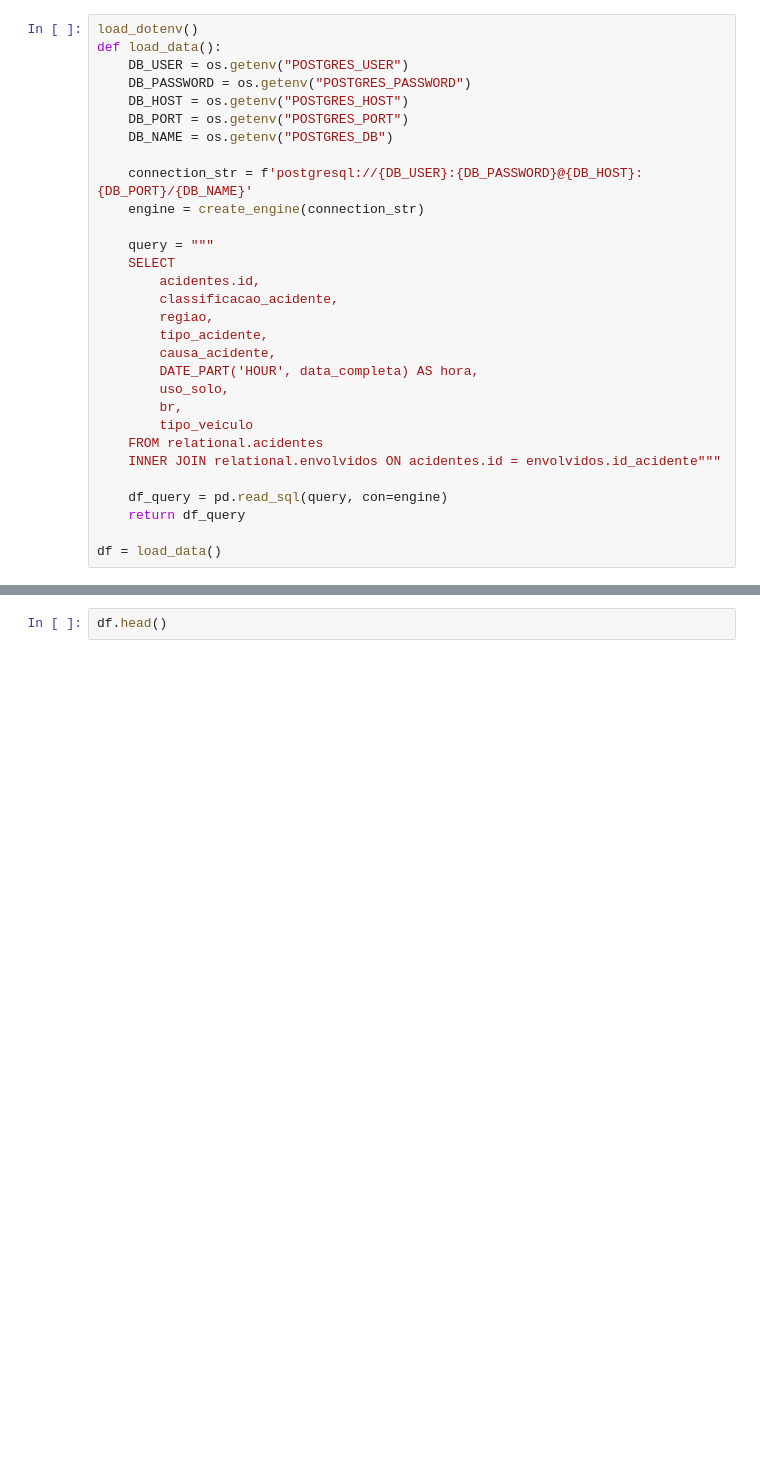
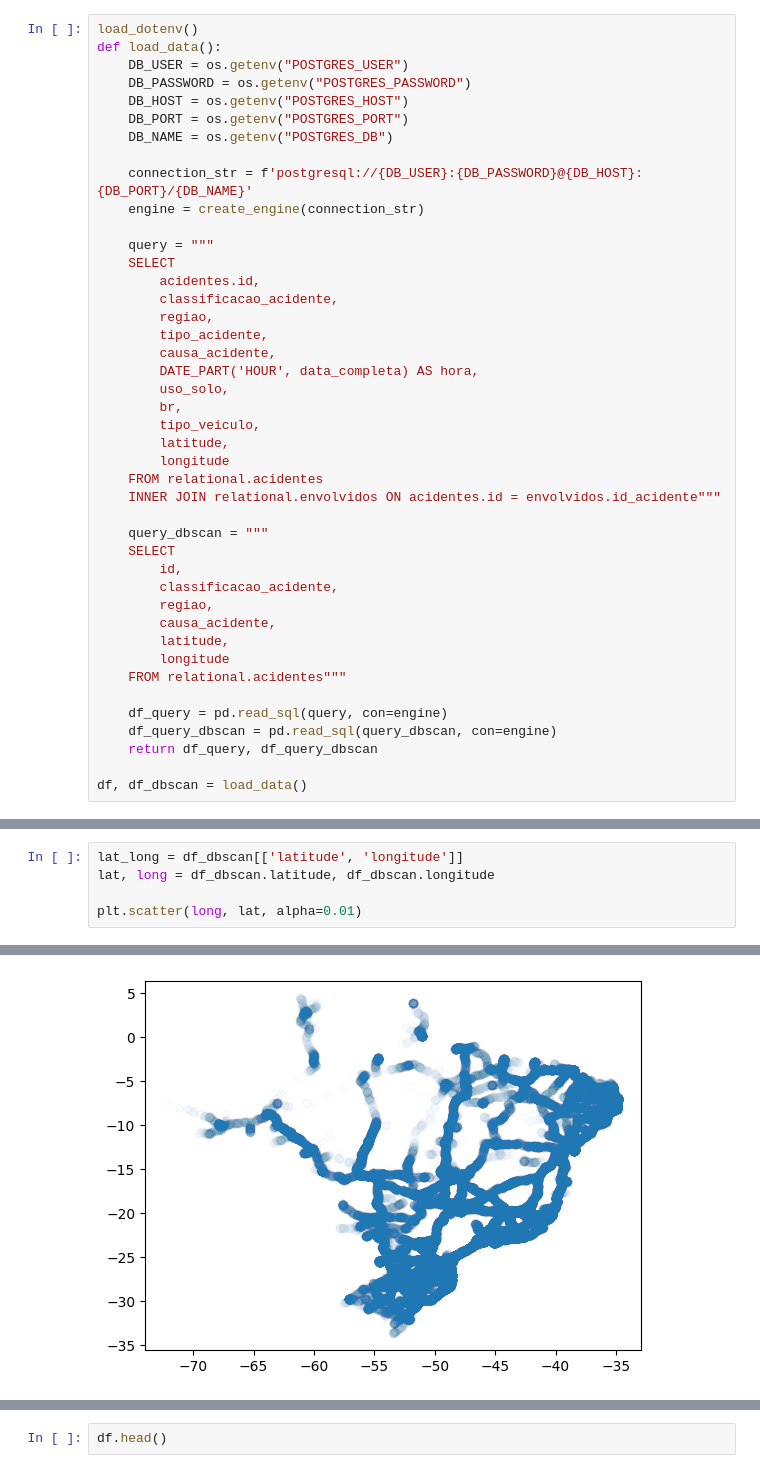
Before and after one commit to saulo-duarte/Projeto-Acidentes-Rodovias-Federais, a Jupyter notebook: notebooks/Classificacao.ipynb, the cells around one changed output, grey strips where cells are left out. Drawn from its saved outputs; the diff is of its cells as text; blank space fills up the shorter version.

```diff
--- a/notebooks/Classificacao.ipynb
+++ b/notebooks/Classificacao.ipynb
@@ -36,11 +28,24 @@ def load_data():
         DATE_PART('HOUR', data_completa) AS hora,
         uso_solo,
         br,
-        tipo_veiculo
+        tipo_veiculo,
+        latitude,
+        longitude
     FROM relational.acidentes
     INNER JOIN relational.envolvidos ON acidentes.id = envolvidos.id_acidente"""
 
+    query_dbscan = """
+    SELECT
+        id,
+        classificacao_acidente,
+        regiao,
+        causa_acidente,
+        latitude,
+        longitude
+    FROM relational.acidentes"""
+
     df_query = pd.read_sql(query, con=engine)
-    return df_query
+    df_query_dbscan = pd.read_sql(query_dbscan, con=engine)
+    return df_query, df_query_dbscan
 
-df = load_data()
+df, df_dbscan = load_data()
@@ -50,0 +52,6 @@ df.shape
+# %%
+lat_long = df_dbscan[['latitude', 'longitude']]
+lat, long = df_dbscan.latitude, df_dbscan.longitude
+
+plt.scatter(long, lat, alpha=0.01)
+# %% [output]
@@ -50,0 +59 @@ df.shape
+[figure, added]
```
Also changed, not shown: parts of 13 cells of this notebook.
